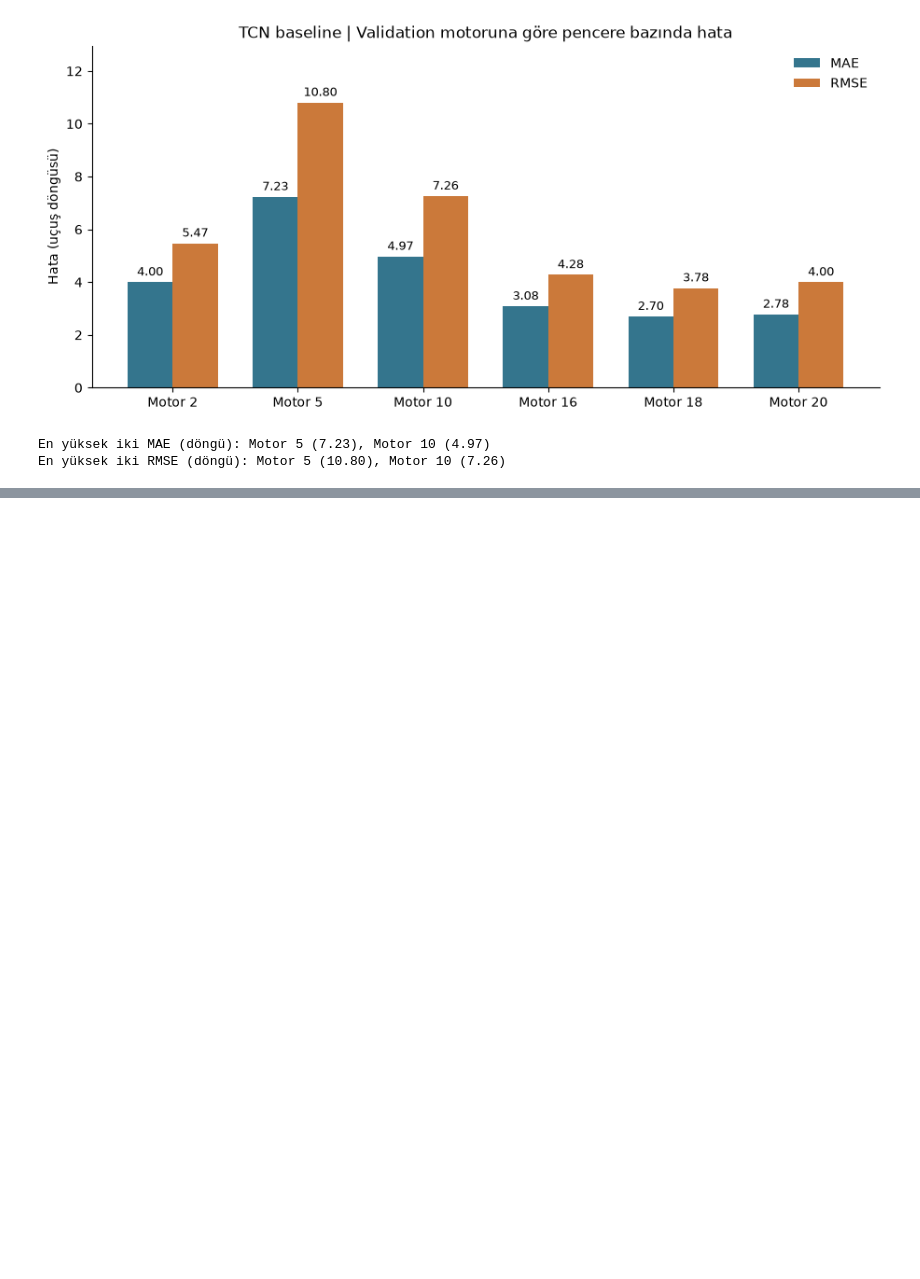
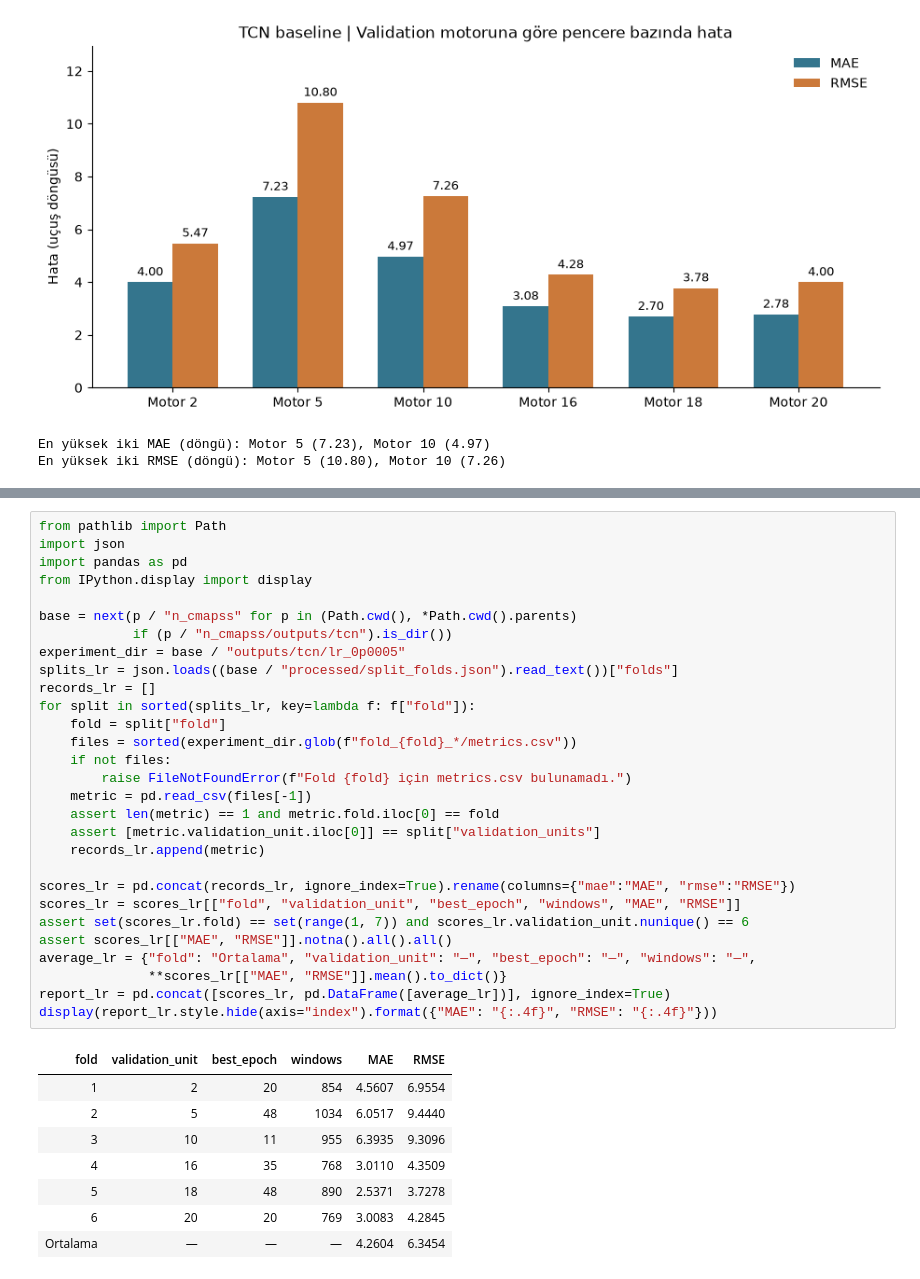
Before and after one commit to ilkinsoydas/End-to-End-PdM-Pipeline, a Jupyter notebook: n_cmapss/notebooks/07_TCN_Training_Results.ipynb, the cells around one changed output, grey strips where cells are left out. Saved outputs shown, nothing was run; the diff lists cells and outputs as text; blank space fills up the shorter version.

```diff
--- a/n_cmapss/notebooks/07_TCN_Training_Results.ipynb
+++ b/n_cmapss/notebooks/07_TCN_Training_Results.ipynb
@@ -469,0 +410,38 @@ Dropdown(description='Fold:', options=(('Fold 1 — Motor 2', 1), ('Fold 2 — M
+# %%
+from pathlib import Path
+import json
+import pandas as pd
+from IPython.display import display
+
+base = next(p / "n_cmapss" for p in (Path.cwd(), *Path.cwd().parents)
+            if (p / "n_cmapss/outputs/tcn").is_dir())
+experiment_dir = base / "outputs/tcn/lr_0p0005"
+splits_lr = json.loads((base / "processed/split_folds.json").read_text())["folds"]
+records_lr = []
+for split in sorted(splits_lr, key=lambda f: f["fold"]):
+    fold = split["fold"]
+    files = sorted(experiment_dir.glob(f"fold_{fold}_*/metrics.csv"))
+    if not files:
+        raise FileNotFoundError(f"Fold {fold} için metrics.csv bulunamadı.")
+    metric = pd.read_csv(files[-1])
+    assert len(metric) == 1 and metric.fold.iloc[0] == fold
+    assert [metric.validation_unit.iloc[0]] == split["validation_units"]
+    records_lr.append(metric)
+
+scores_lr = pd.concat(records_lr, ignore_index=True).rename(columns={"mae":"MAE", "rmse":"RMSE"})
+scores_lr = scores_lr[["fold", "validation_unit", "best_epoch", "windows", "MAE", "RMSE"]]
+assert set(scores_lr.fold) == set(range(1, 7)) and scores_lr.validation_unit.nunique() == 6
+assert scores_lr[["MAE", "RMSE"]].notna().all().all()
+average_lr = {"fold": "Ortalama", "validation_unit": "—", "best_epoch": "—", "windows": "—",
+              **scores_lr[["MAE", "RMSE"]].mean().to_dict()}
+report_lr = pd.concat([scores_lr, pd.DataFrame([average_lr])], ignore_index=True)
+display(report_lr.style.hide(axis="index").format({"MAE": "{:.4f}", "RMSE": "{:.4f}"}))
+# %% [output]
+| fold | validation_unit | best_epoch | windows | MAE | RMSE |
+| 1 | 2 | 20 | 854 | 4.5607 | 6.9554 |
+| 2 | 5 | 48 | 1034 | 6.0517 | 9.4440 |
+| 3 | 10 | 11 | 955 | 6.3935 | 9.3096 |
+| 4 | 16 | 35 | 768 | 3.0110 | 4.3509 |
+| 5 | 18 | 48 | 890 | 2.5371 | 3.7278 |
+| 6 | 20 | 20 | 769 | 3.0083 | 4.2845 |
+| Ortalama | — | — | — | 4.2604 | 6.3454 |
```
Also changed, not shown: parts of 22 cells of this notebook, 2 other files.
